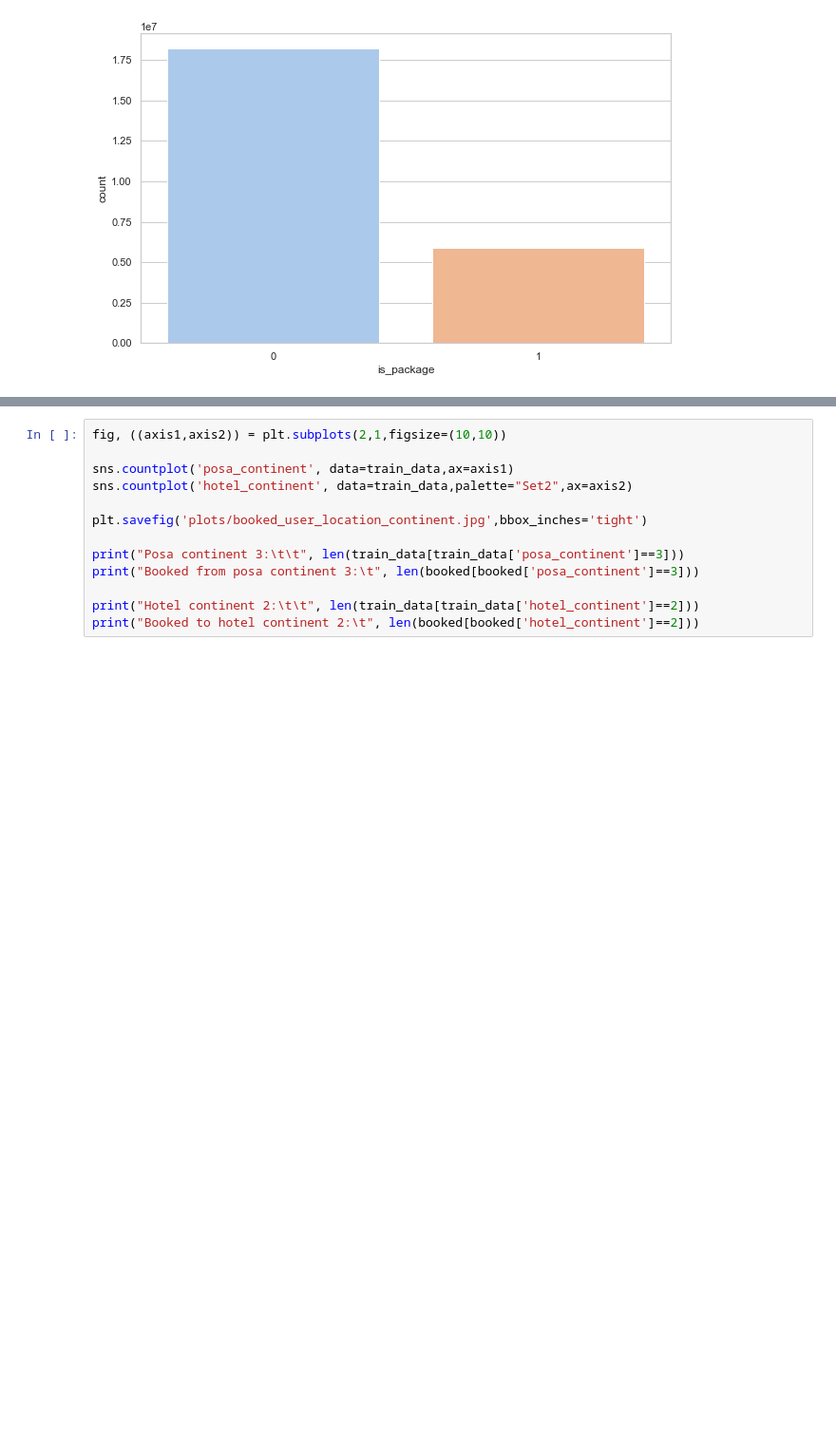
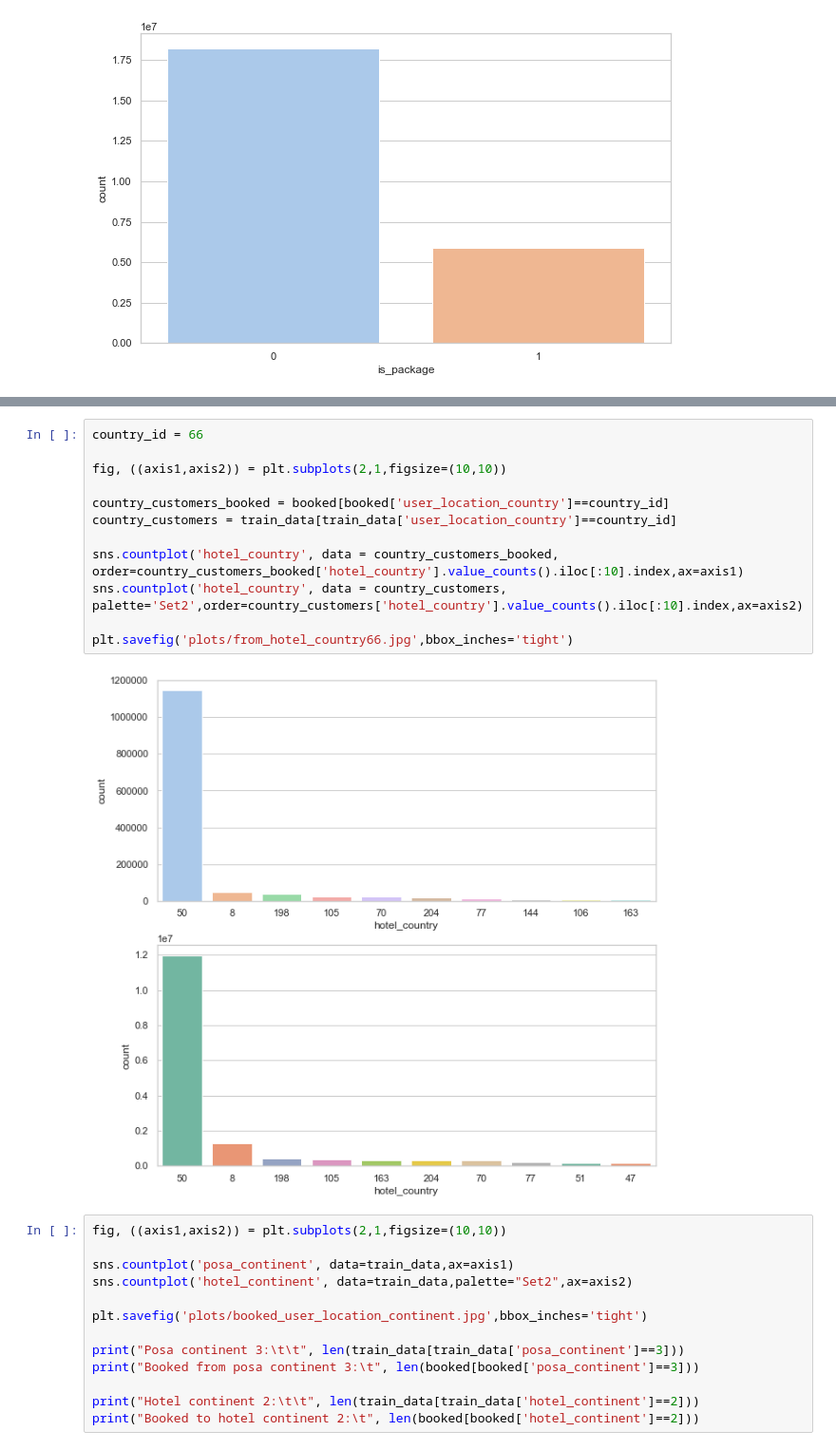
Before and after one commit to gonteranna1211/szakdolgozat, a Jupyter notebook: Exploratory analysis.ipynb, the cells around one changed output, grey strips where cells are left out. Shown at 95% size. Cells and saved outputs as stored; diff of their text form; blank space fills up the shorter version.

```diff
--- a/Exploratory analysis.ipynb
+++ b/Exploratory analysis.ipynb
@@ -64,3 +67,17 @@ Hotel country 198:       164981
+# %%
+country_id = 66
+
+fig, ((axis1,axis2)) = plt.subplots(2,1,figsize=(10,10))
+
+country_customers_booked = booked[booked['user_location_country']==country_id]
+country_customers = train_data[train_data['user_location_country']==country_id]
+
+sns.countplot('hotel_country', data = country_customers_booked, order=country_customers_booked['hotel_country'].value_counts().iloc[:10].index,ax=axis1)
+sns.countplot('hotel_country', data = country_customers, palette='Set2',order=country_customers['hotel_country'].value_counts().iloc[:10].index,ax=axis2)
+
+plt.savefig('plots/from_hotel_country66.jpg',bbox_inches='tight')
+# %% [output]
+[figure, added]
 # %%
 fig, ((axis1,axis2)) = plt.subplots(2,1,figsize=(10,10))
 
```
Also changed, not shown: parts of 7 cells of this notebook.
